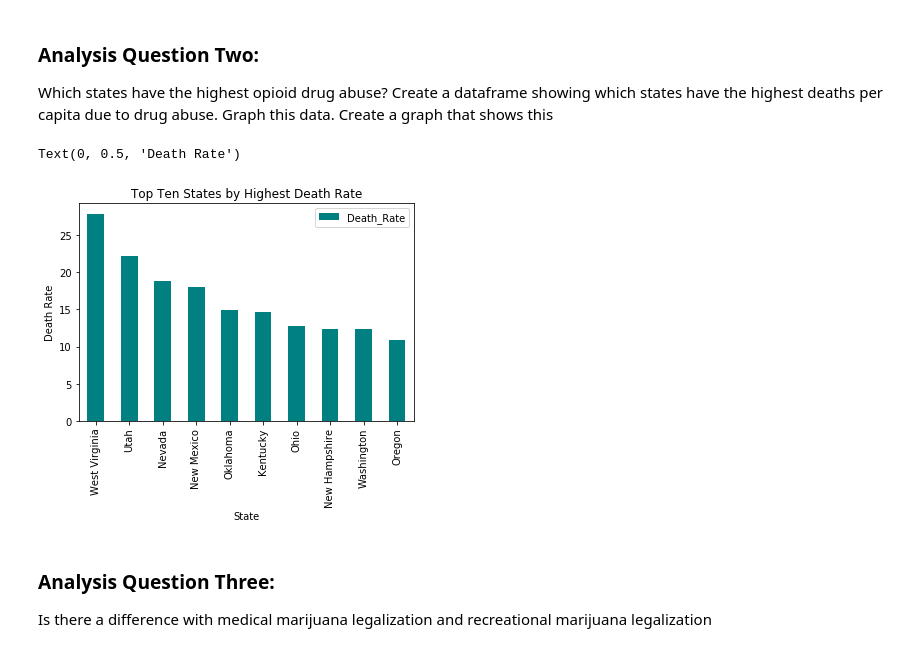
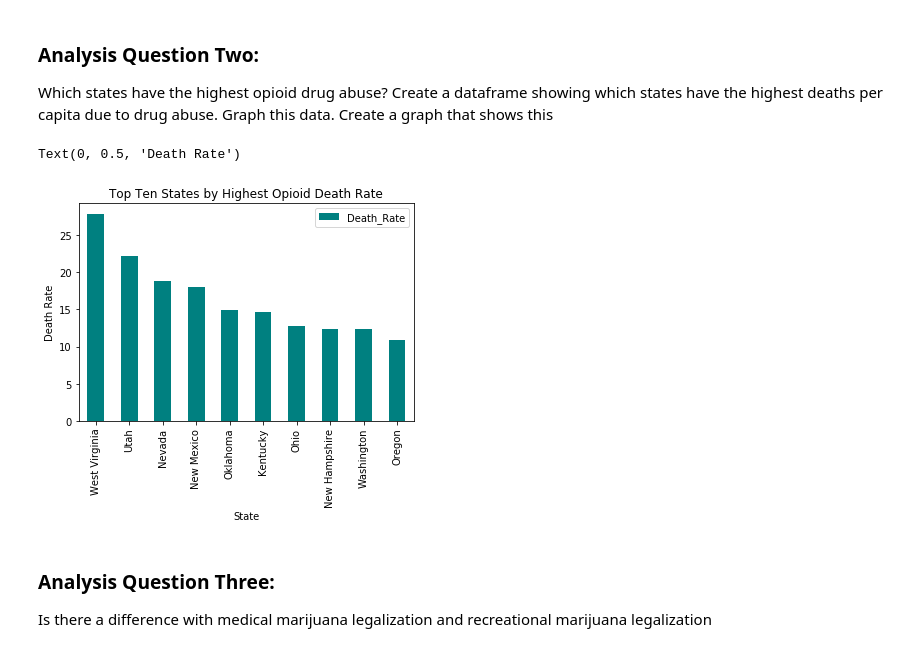
Before and after one commit to fia400/CPSSTeam, a Jupyter notebook: CPSS Main Code - Final_SL Edit.ipynb, the cells around one changed output. Saved outputs shown, nothing was run; the diff lists cells and outputs as text; code cells hidden in the pictures.

```diff
--- a/CPSS Main Code - Final_SL Edit.ipynb
+++ b/CPSS Main Code - Final_SL Edit.ipynb
@@ -249,13 +231,13 @@ Which states have the highest opioid drug abuse? Create a dataframe showing whic
 # %%
 Mean_Data = pd.DataFrame(Main_Table.groupby(['State',])['Death_Rate'].mean())
 Mean_Most = Mean_Data.nlargest(10,'Death_Rate')
 
 Mean_Most.plot(kind="bar", y= "Death_Rate", color = 'teal', use_index=True)
-plt.title('Top Ten States by Highest Death Rate')
+plt.title('Top Ten States by Highest Opioid Death Rate')
 plt.ylabel("Death Rate")
 # %% [output]
 Text(0, 0.5, 'Death Rate')
-[figure, old version]
+[figure, new version]
 # %% [markdown]
 ### Analysis Question Three:
 Is there a difference with medical marijuana legalization and recreational marijuana legalization
```
Also changed, not shown: parts of 12 cells of this notebook.
